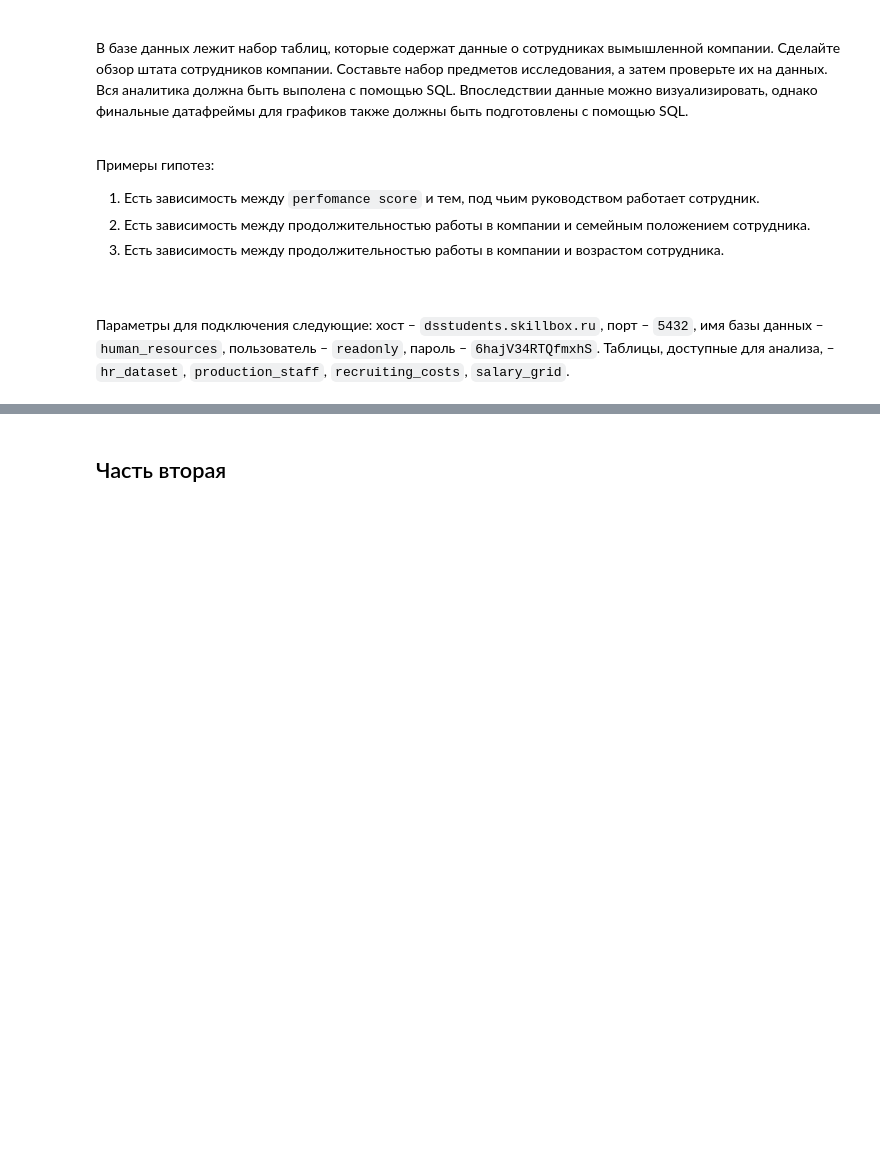
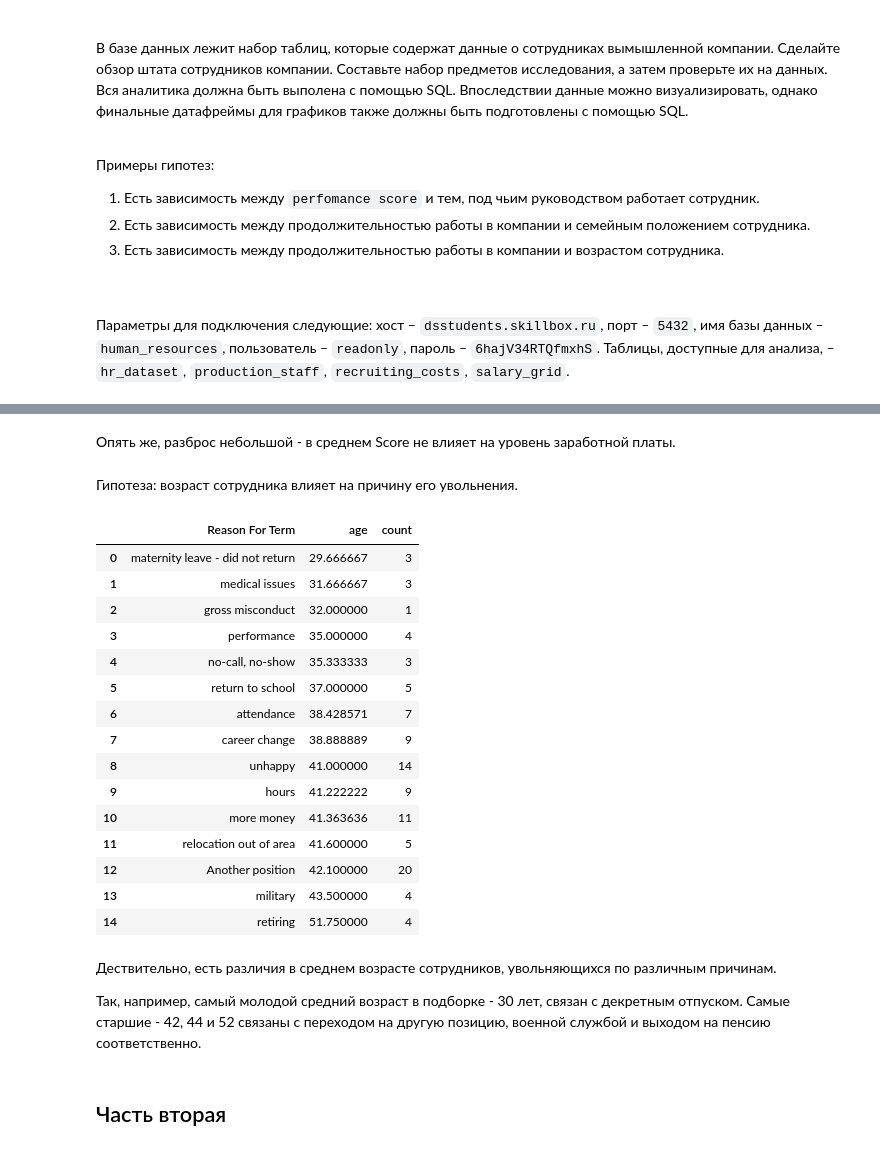
Before and after one commit to scomarae/SkillBox, a Jupyter notebook: Coursework_analytics_2.ipynb, the cells around one changed output, grey strips where cells are left out. Drawn from its saved outputs; the diff is of its cells as text; code cells hidden in the pictures; blank space fills up the shorter version.

```diff
--- a/Coursework_analytics_2.ipynb
+++ b/Coursework_analytics_2.ipynb
@@ -49,3 +197,33 @@ df_production_staff = pd.read_sql(query_salary_grid, connect)
+# %% [markdown]
+Опять же, разброс небольшой - в среднем Score не влияет на уровень заработной платы.
+# %% [markdown]
+Гипотеза: возраст сотрудника влияет на причину его увольнения.
+# %%
+connect = engine.connect()
+query = text('''select "Reason For Term", avg(age) as age, count(*) FROM public.hr_dataset where "Reason For Term" not like '%N/A%' group by "Reason For Term" order by age''')
+df = pd.read_sql(query, connect).dropna()
+df
+# %% [output]
+|  | Reason For Term | age | count |
+| 0 | maternity leave - did not return | 29.666667 | 3 |
+| 1 | medical issues | 31.666667 | 3 |
+| 2 | gross misconduct | 32.000000 | 1 |
+| 3 | performance | 35.000000 | 4 |
+| 4 | no-call, no-show | 35.333333 | 3 |
+| 5 | return to school | 37.000000 | 5 |
+| 6 | attendance | 38.428571 | 7 |
+| 7 | career change | 38.888889 | 9 |
+| 8 | unhappy | 41.000000 | 14 |
+| 9 | hours | 41.222222 | 9 |
+| 10 | more money | 41.363636 | 11 |
+| 11 | relocation out of area | 41.600000 | 5 |
+| 12 | Another position | 42.100000 | 20 |
+| 13 | military | 43.500000 | 4 |
+| 14 | retiring | 51.750000 | 4 |
+# %% [markdown]
+Дествительно, есть различия в среднем возрасте сотрудников, увольняющихся по различным причинам.
+
+Так, например, самый молодой средний возраст в подборке - 30 лет, связан с декретным отпуском. Самые старшие - 42, 44 и 52 связаны с переходом на другую позицию, военной службой и выходом на пенсию соответственно.
 # %% [markdown]
 ## Часть вторая
 # %% [markdown]
```
Also changed, not shown: parts of 25 cells of this notebook.
